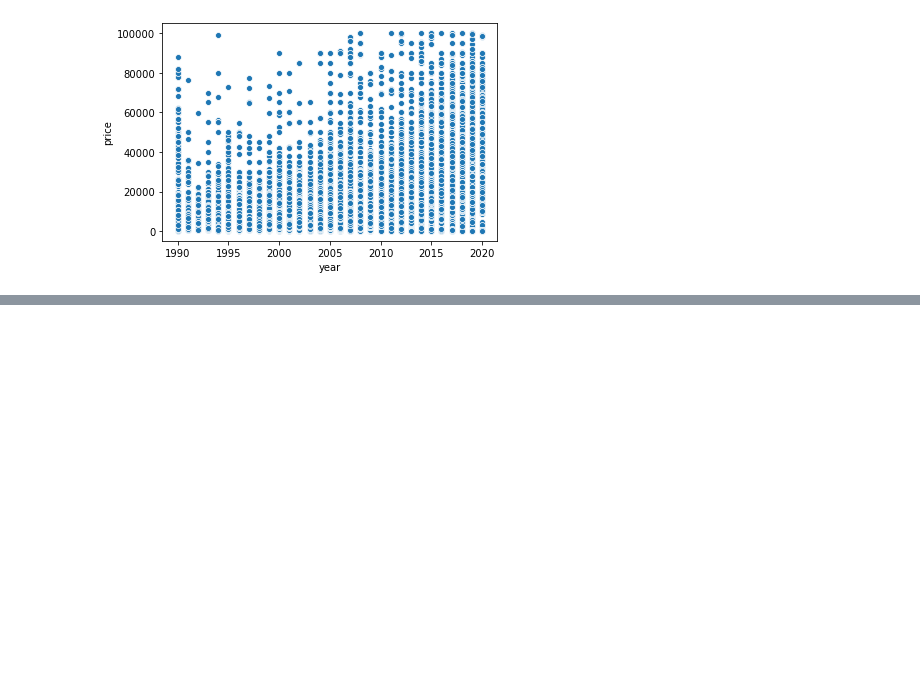
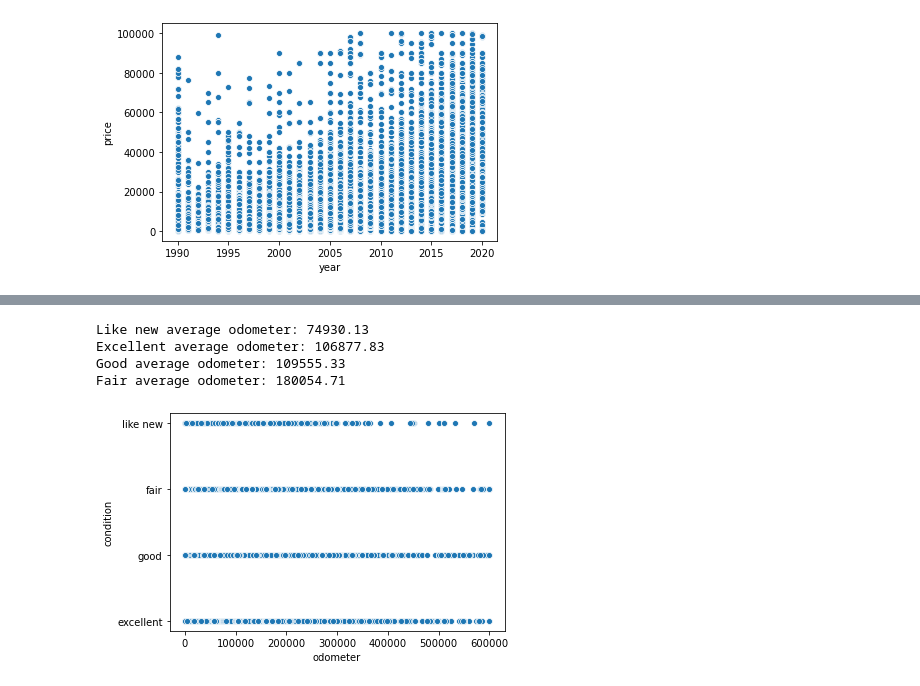
Before and after one commit to kmantha95/Predicting-Used-Car-Prices-CapstoneProject, a Jupyter notebook: predicting used car value - data wrangling.ipynb, the cells around one changed output, grey strips where cells are left out. Saved outputs shown, nothing was run; the diff lists cells and outputs as text; code cells hidden in the pictures; blank space fills up the shorter version.

Commit message:
all necessary features completely preprocessed, 3 columns left with missing data

```diff
--- a/predicting used car value - data wrangling.ipynb
+++ b/predicting used car value - data wrangling.ipynb
@@ -684,0 +668,31 @@ vehicle_data_drops_filtered.loc[vehicle_data_drops_filtered.year >= 2018]
+# %%
+print('Like new average odometer:', round( like_new_odo_mean,2))
+print('Excellent average odometer:', round( excellent_odo_mean,2))
+print('Good average odometer:', round( good_odo_mean,2))
+print('Fair average odometer:', round( fair_odo_mean,2))
+# %% [output]
+Like new average odometer: 74930.13
+Excellent average odometer: 106877.83
+Good average odometer: 109555.33
+Fair average odometer: 180054.71
+# %%
+#fill in the missing conditions using the odometer ranges derived from the means of the respective conditions
+vehicle_data_drops_filtered.loc[vehicle_data_drops_filtered['odometer'] <= like_new_odo_mean, 'condition'] = vehicle_data_drops_filtered.loc[vehicle_data_drops_filtered['odometer'] <= like_new_odo_mean, 'condition'].fillna('like new')
+
+vehicle_data_drops_filtered.loc[vehicle_data_drops_filtered['odometer'] >= fair_odo_mean, 'condition'] = vehicle_data_drops_filtered.loc[vehicle_data_drops_filtered['odometer'] >= fair_odo_mean, 'condition'].fillna('fair')
+
+vehicle_data_drops_filtered.loc[((vehicle_data_drops_filtered['odometer'] > like_new_odo_mean) &
+       (vehicle_data_drops_filtered['odometer'] <= excellent_odo_mean)), 'condition'] = vehicle_data_drops_filtered.loc[((vehicle_data_drops_filtered['odometer'] > like_new_odo_mean) &
+       (vehicle_data_drops_filtered['odometer'] <= excellent_odo_mean)), 'condition'].fillna('excellent')
+
+vehicle_data_drops_filtered.loc[((vehicle_data_drops_filtered['odometer'] > excellent_odo_mean) &
+       (vehicle_data_drops_filtered['odometer'] <= good_odo_mean)), 'condition'] = vehicle_data_drops_filtered.loc[((vehicle_data_drops_filtered['odometer'] > excellent_odo_mean) &
+       (vehicle_data_drops_filtered['odometer'] <= good_odo_mean)), 'condition'].fillna('good')
+
+vehicle_data_drops_filtered.loc[((vehicle_data_drops_filtered['odometer'] > good_odo_mean) &
+       (vehicle_data_drops_filtered['odometer'] <= fair_odo_mean)), 'condition'] = vehicle_data_drops_filtered.loc[((vehicle_data_drops_filtered['odometer'] > good_odo_mean) &
+       (vehicle_data_drops_filtered['odometer'] <= fair_odo_mean)), 'condition'].fillna('fair')
+# %%
+ax = sns.scatterplot(x="odometer", y="condition", data=vehicle_data_drops_filtered)
+# %% [output]
+[figure, added]
```
Also changed, not shown: parts of 10 cells of this notebook.
